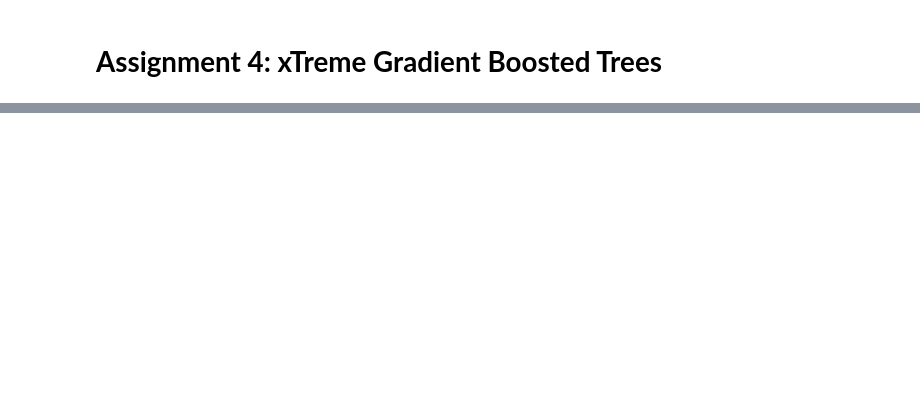
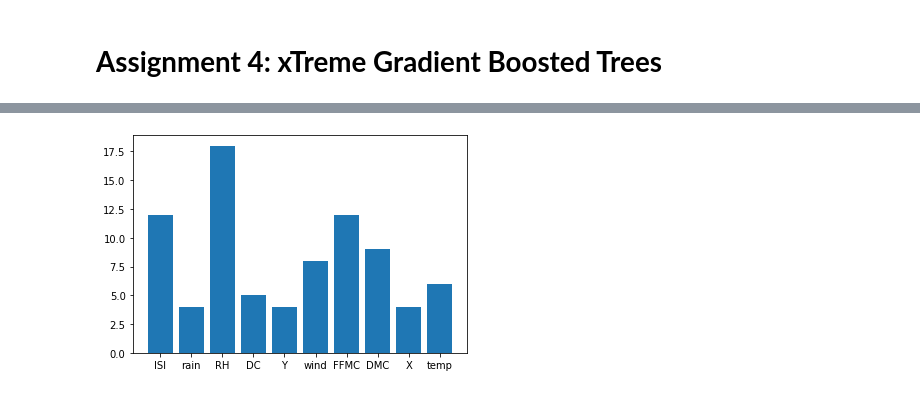
Before and after one commit to nsubbaian/FrequentistML, a Jupyter notebook: Project4/FML_Assignment4.ipynb, the cells around one changed output, grey strips where cells are left out. Cells and saved outputs as stored; diff of their text form; code cells hidden in the pictures; blank space fills up the shorter version.

```diff
--- a/Project4/FML_Assignment4.ipynb
+++ b/Project4/FML_Assignment4.ipynb
@@ -10,0 +7,24 @@ Do the features reported make sense? If you are using the same dataset from assi
+# %%
+import pandas as pd
+import numpy as np
+import matplotlib.pyplot as plt
+import xgboost as xgb
+SEED = 42
+
+# Selected Dataset: http://archive.ics.uci.edu/ml/datasets/Forest+Fires
+# Dataset Description: https://archive.ics.uci.edu/ml/machine-learning-databases/forest-fires/forestfires.names
+# Chosen so it's good for regression (with numerical, not categorical features, and the target is a continuous number)
+
+dataset = pd.read_csv('https://archive.ics.uci.edu/ml/machine-learning-databases/forest-fires/forestfires.csv')
+
+# removed categorical feautures
+dataset = dataset.drop(columns = {'month', 'day'})
+
+# Shuffle and then split training data into 80% train, 10% validation and 10% test
+training, validation, test = np.split(dataset.sample(frac=1), [int(.8*len(dataset)), int(.9*len(dataset))])
+print("Length of dataset:", len(dataset))
+print( "Length of training:", len(training))
+print("Length of validation:", len(validation))
+print("Length of test:", len(test))
+
+training.head()
@@ -10,0 +97,7 @@ Do the features reported make sense? If you are using the same dataset from assi
+# %%
+# plot - ‘weight’: the number of times a feature is used to split the data across all trees.
+feat_imp = bst.get_score(importance_type='weight')
+pyplot.bar(feat_imp.keys(), feat_imp.values())
+pyplot.show()
+# %% [output]
+[figure, added]
```
Also changed, not shown: parts of 6 cells of this notebook.
